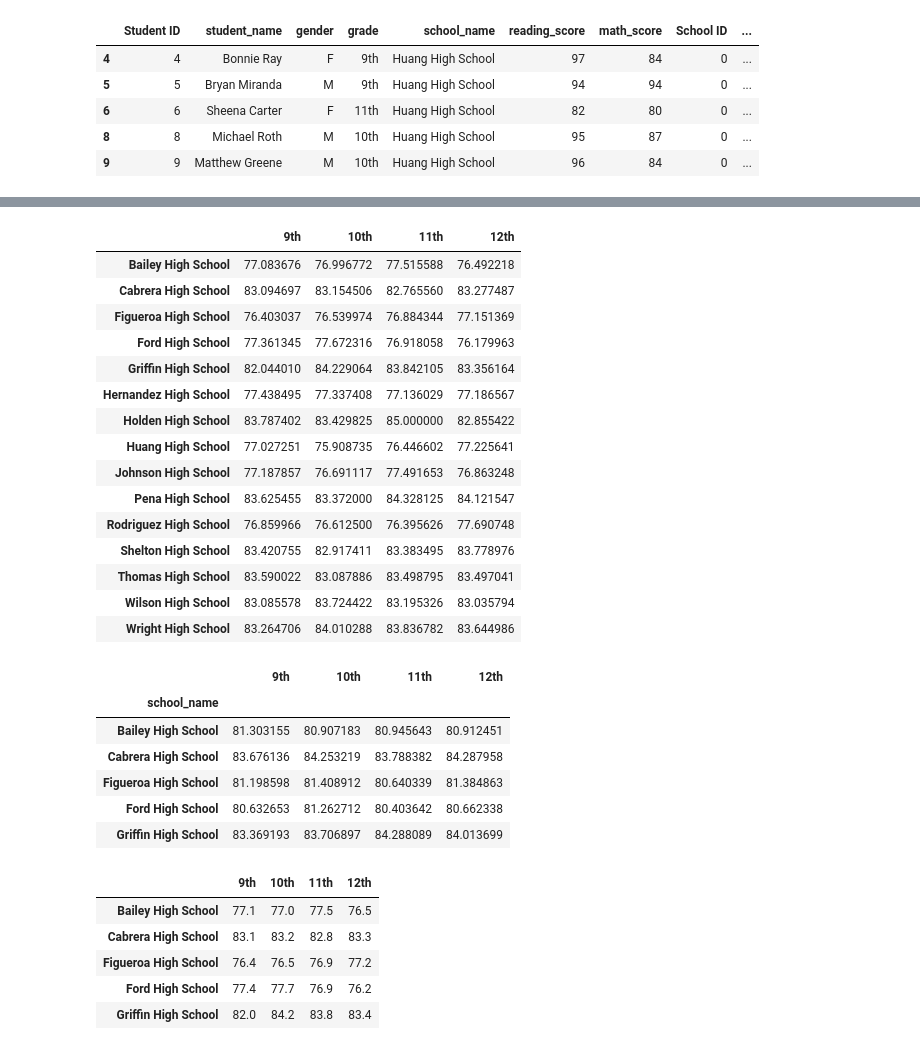
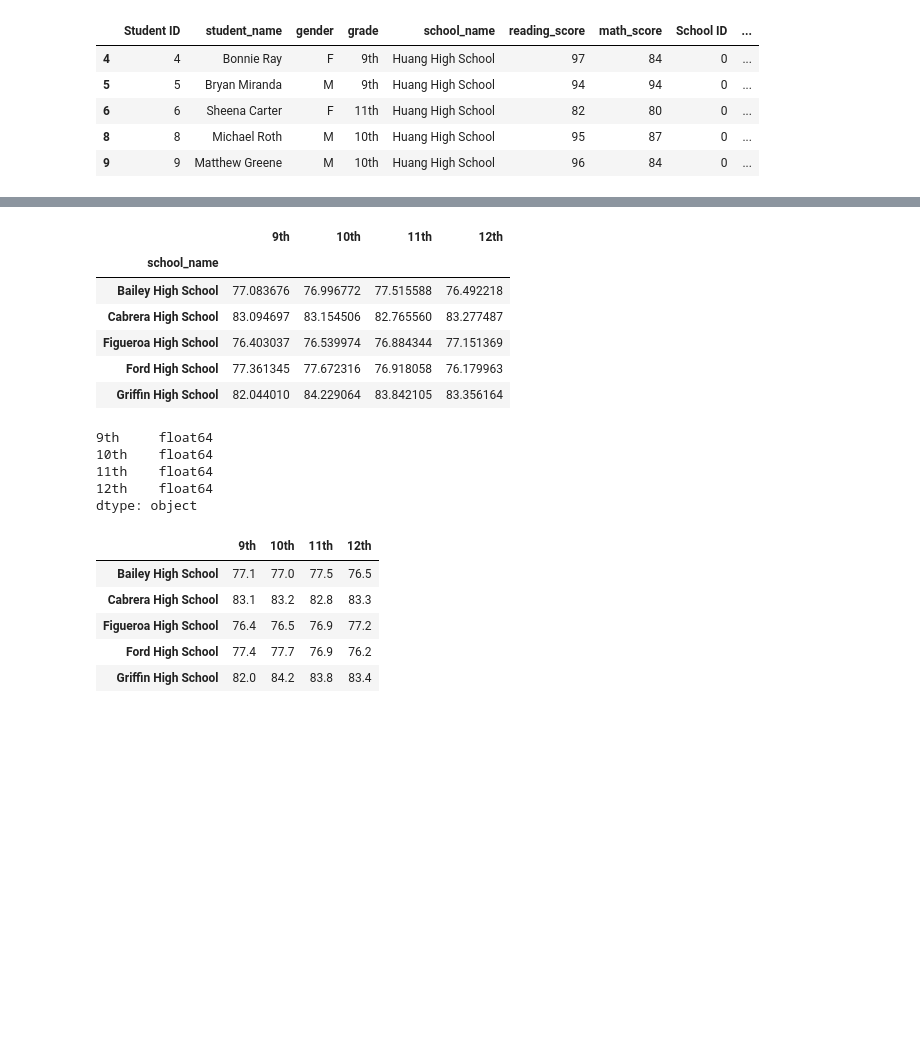
Before and after one commit to AndrewZinc/School_District_Analysis, a Jupyter notebook: PyCitySchools.ipynb, the cells around one changed output, grey strips where cells are left out. Cells and saved outputs as stored; diff of their text form; code cells hidden in the pictures; blank space fills up the shorter version.

```diff
--- a/PyCitySchools.ipynb
+++ b/PyCitySchools.ipynb
@@ -725,10 +802,11 @@ bottom_schools.head(5)
 # %%
-# Create grade-level DataFrames.
+# Create a grade level DataFrames.
+ninth_graders = school_data_complete_df[(school_data_complete_df["grade"] == "9th")]
 
-ninth_graders_df = school_data_complete_df[(school_data_complete_df["grade"] == "9th")]
+tenth_graders = school_data_complete_df[(school_data_complete_df["grade"] == "10th")]
 
-tenth_graders_df = school_data_complete_df[(school_data_complete_df["grade"] == "10th")]
+eleventh_graders = school_data_complete_df[(school_data_complete_df["grade"] == "11th")]
 
-eleventh_graders_df = school_data_complete_df[(school_data_complete_df["grade"] == "11th")]
+twelfth_graders = school_data_complete_df[(school_data_complete_df["grade"] == "12th")]
 
-twelfth_graders_df = school_data_complete_df[(school_data_complete_df["grade"] == "12th")]
+ninth_graders.head()
@@ -735,10 +820,11 @@ twelfth_graders_df = school_data_complete_df[(school_data_complete_df["grade"] =
 # %%
-# Get the grade-level math scores.
+# Group each grade level DataFrame by the school name for the average math score.
+ninth_grade_math_scores = ninth_graders.groupby(["school_name"]).mean()["math_score"]
 
-ninth_graders_math_scores_df = ninth_graders_df.groupby(["school_name"]).mean()["math_score"]
+tenth_grade_math_scores = tenth_graders.groupby(["school_name"]).mean()["math_score"]
 
-tenth_graders_math_scores_df = tenth_graders_df.groupby(["school_name"]).mean()["math_score"]
+eleventh_grade_math_scores = eleventh_graders.groupby(["school_name"]).mean()["math_score"]
 
-eleventh_graders_math_scores_df = eleventh_graders_df.groupby(["school_name"]).mean()["math_score"]
+twelfth_grade_math_scores = twelfth_graders.groupby(["school_name"]).mean()["math_score"]
 
-twelfth_graders_math_scores_df = twelfth_graders_df.groupby(["school_name"]).mean()["math_score"]
+ninth_grade_math_scores
@@ -775,46 +878,33 @@ Name: reading_score, dtype: float64
 # %%
-# Combine the per-school per-grade math scores into a new DataFrame
+# Combine each grade level Series for average math scores by school into a single DataFrame.
+math_scores_by_grade = pd.DataFrame({
+               "9th": ninth_grade_math_scores,
+               "10th": tenth_grade_math_scores,
+               "11th": eleventh_grade_math_scores,
+               "12th": twelfth_grade_math_scores})
 
-math_scores_by_grade_df = pd.DataFrame({
-    "9th": ninth_graders_math_scores_df,
-    "10th": tenth_graders_math_scores_df,
-    "11th": eleventh_graders_math_scores_df,
-    "12th": twelfth_graders_math_scores_df,})
-
-math_scores_by_grade_df
+math_scores_by_grade.head()
 # %% [output]
 |  | 9th | 10th | 11th | 12th |
+| school_name |  |  |  |  |
 | Bailey High School | 77.083676 | 76.996772 | 77.515588 | 76.492218 |
 | Cabrera High School | 83.094697 | 83.154506 | 82.765560 | 83.277487 |
 | Figueroa High School | 76.403037 | 76.539974 | 76.884344 | 77.151369 |
 | Ford High School | 77.361345 | 77.672316 | 76.918058 | 76.179963 |
 | Griffin High School | 82.044010 | 84.229064 | 83.842105 | 83.356164 |
-| Hernandez High School | 77.438495 | 77.337408 | 77.136029 | 77.186567 |
-| Holden High School | 83.787402 | 83.429825 | 85.000000 | 82.855422 |
-| Huang High School | 77.027251 | 75.908735 | 76.446602 | 77.225641 |
-| Johnson High School | 77.187857 | 76.691117 | 77.491653 | 76.863248 |
-| Pena High School | 83.625455 | 83.372000 | 84.328125 | 84.121547 |
-| Rodriguez High School | 76.859966 | 76.612500 | 76.395626 | 77.690748 |
-| Shelton High School | 83.420755 | 82.917411 | 83.383495 | 83.778976 |
-| Thomas High School | 83.590022 | 83.087886 | 83.498795 | 83.497041 |
-| Wilson High School | 83.085578 | 83.724422 | 83.195326 | 83.035794 |
-| Wright High School | 83.264706 | 84.010288 | 83.836782 | 83.644986 |
 # %%
-# Combine the per-school per-grade reading scores into a new DataFrame
+# Combine each grade level Series for average reading scores by school into a single DataFrame.
+reading_scores_by_grade = pd.DataFrame({
+              "9th": ninth_grade_reading_scores,
+              "10th": tenth_grade_reading_scores,
+              "11th": eleventh_grade_reading_scores,
+              "12th": twelfth_grade_reading_scores})
 
-reading_scores_by_grade_df = pd.DataFrame({
-    "9th": ninth_graders_reading_scores_df,
-    "10th": tenth_graders_reading_scores_df,
-    "11th": eleventh_graders_reading_scores_df,
-    "12th": twelfth_graders_reading_scores_df,})
-
-reading_scores_by_grade_df.head()
+reading_scores_by_grade.dtypes
 # %% [output]
-|  | 9th | 10th | 11th | 12th |
-| school_name |  |  |  |  |
-| Bailey High School | 81.303155 | 80.907183 | 80.945643 | 80.912451 |
-| Cabrera High School | 83.676136 | 84.253219 | 83.788382 | 84.287958 |
-| Figueroa High School | 81.198598 | 81.408912 | 80.640339 | 81.384863 |
-| Ford High School | 80.632653 | 81.262712 | 80.403642 | 80.662338 |
-| Griffin High School | 83.369193 | 83.706897 | 84.288089 | 84.013699 |
+9th     float64
+10th    float64
+11th    float64
+12th    float64
+dtype: object
 # %%
```
Also changed, not shown: parts of 25 cells of this notebook.
